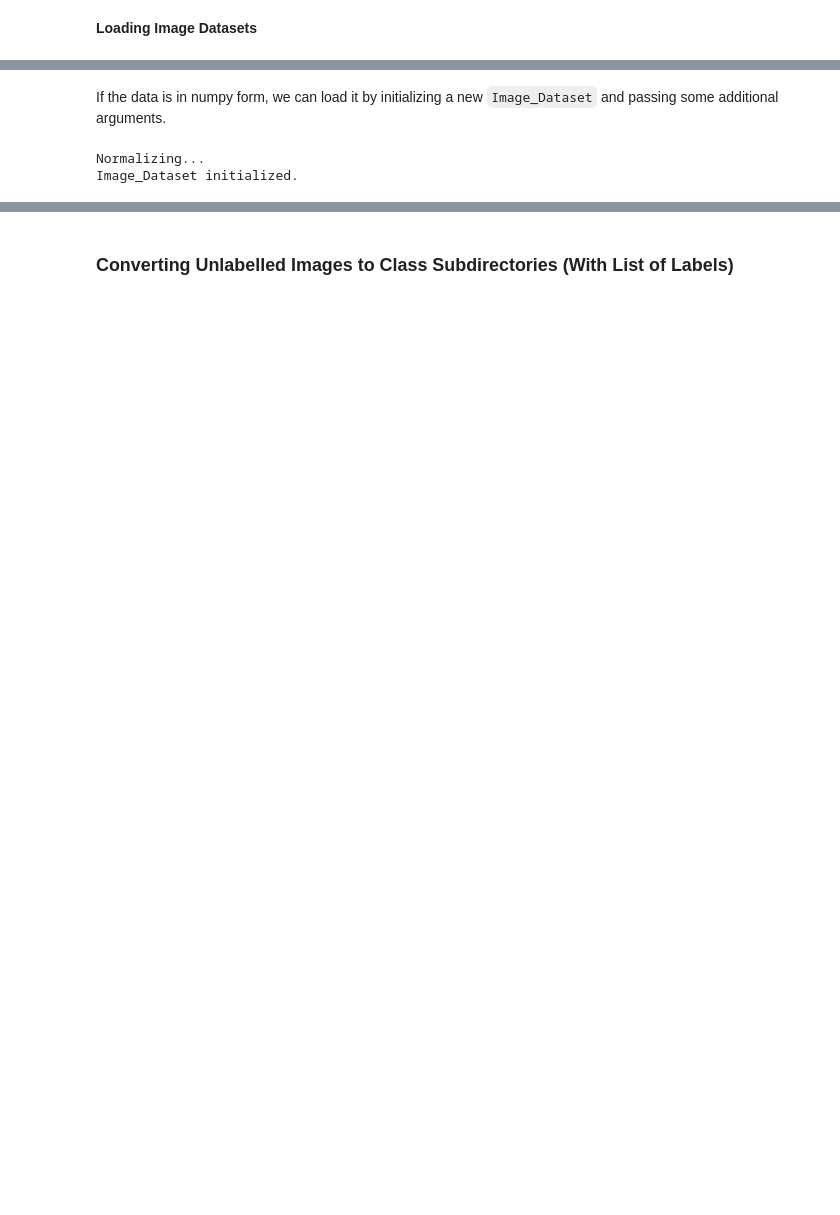
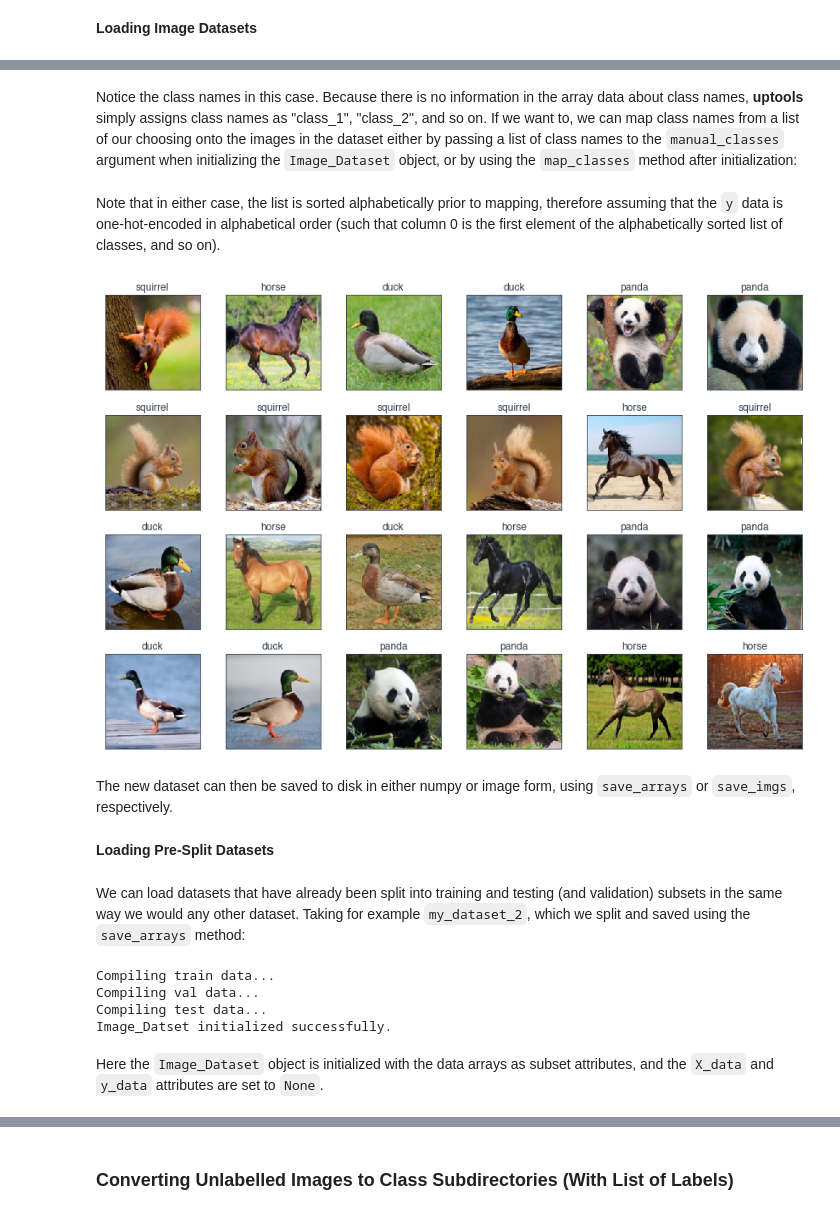
Before and after one commit to elbydata/imgo, a Jupyter notebook: demos/uptools_demo.ipynb, the cells around one changed output, grey strips where cells are left out. Cells and saved outputs as stored; diff of their text form; code cells hidden in the pictures; blank space fills up the shorter version.

```diff
--- a/demos/uptools_demo.ipynb
+++ b/demos/uptools_demo.ipynb
@@ -206,3 +205,7 @@ If the data is in image form, we create a new image dataset in the same way we c
 # %%
-my_dataset_3 = uptools.Image_Dataset("my_dataset_2_images/ds_images",normalize=True)
+my_dataset_3 = uptools.Image_Dataset("demo_img_data/imgs_c",
+                                     "np",
+                                     150,
+                                     normalize=True,
+                                     pre_norm=True)
 # %% [output]
@@ -220,12 +230,2 @@ pixel_values: {'min': 0.0, 'max': 1.0}
-# %% [markdown]
-If the data is in numpy form, we can load it by initializing a new `Image_Dataset` and passing some additional arguments.
-# %%
-my_dataset_4 = uptools.Image_Dataset("demo_img_data/array_data",
-                                     resize=[220,220],
-                                     normalize=True,
-                                     from_np=("X_data.npz","y_data.npz"),
-                                     np_classes=["panda","horse","duck","squirrel"],
-                                     np_prenorm=True)
-# %% [output]
-Normalizing...
-Image_Dataset initialized.
+# %% [markdown]
+Notice the class names in this case. Because there is no information in the array data about class names, **uptools** simply assigns class names as "class_1", "class_2", and so on. If we want to, we can map class names from a list of our choosing onto the images in the dataset either by passing a list of class names to the `manual_classes` argument when initializing the `Image_Dataset` object, or by using the `map_classes` method after initialization:
@@ -231,0 +234,21 @@ Image_Dataset initialized.
+# %% [markdown]
+Note that in either case, the list is sorted alphabetically prior to mapping, therefore assuming that the `y` data is one-hot-encoded in alphabetical order (such that column 0 is the first element of the alphabetically sorted list of classes, and so on).
+# %%
+my_dataset_3.display_batch(4,6)
+# %% [output]
+[figure, added]
+# %% [markdown]
+The new dataset can then be saved to disk in either numpy or image form, using `save_arrays` or `save_imgs`, respectively.
+# %% [markdown]
+**Loading Pre-Split Datasets**
+# %% [markdown]
+We can load datasets that have already been split into training and testing (and validation) subsets in the same way we would any other dataset. Taking for example `my_dataset_2`, which we split and saved using the `save_arrays` method:
+# %%
+my_dataset_4 = uptools.Image_Dataset("imgo_output/uptools/save_arrays/my_dataset_2_arrays","h5",180)
+# %% [output]
+Compiling train data...
+Compiling val data...
+Compiling test data...
+Image_Datset initialized successfully.
+# %% [markdown]
+Here the `Image_Dataset` object is initialized with the data arrays as subset attributes, and the `X_data` and `y_data` attributes are set to `None`.
```
Also changed, not shown: parts of 73 cells of this notebook, 6 other files.
